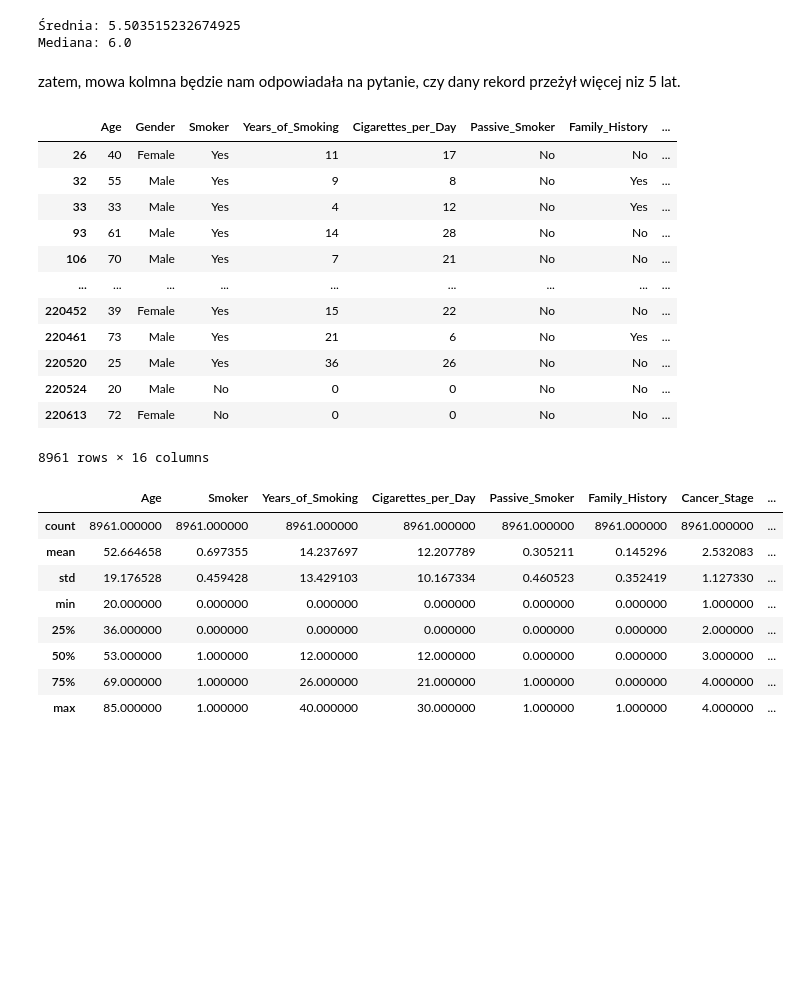
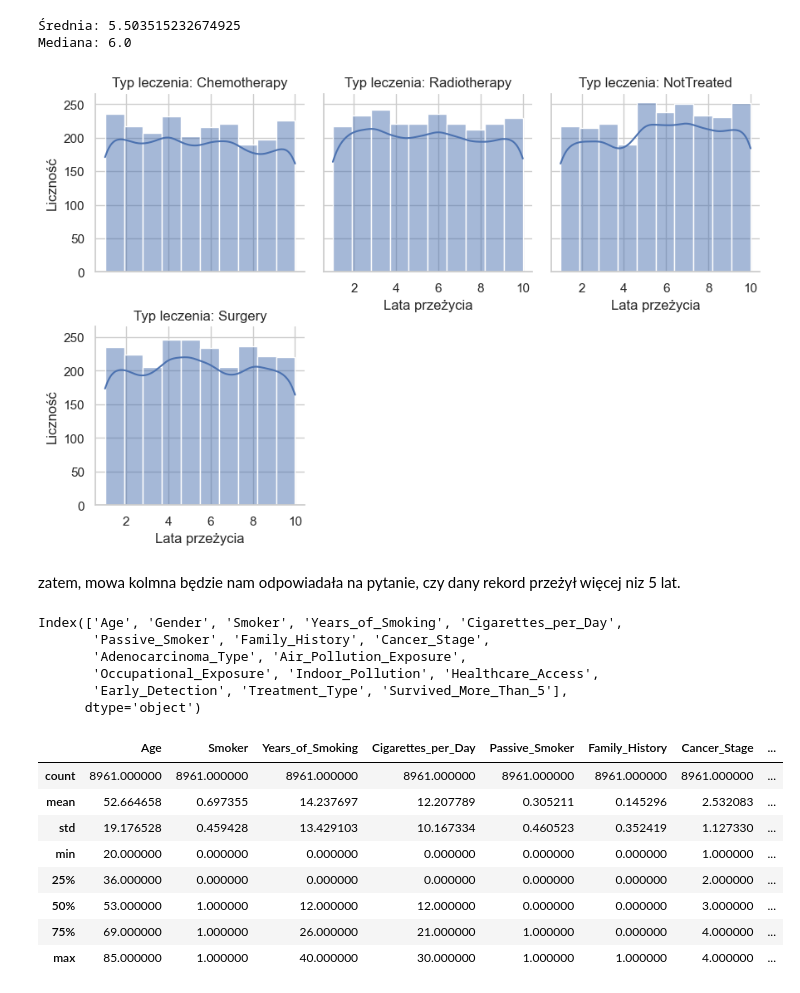
Before and after one commit to kacpert20/machine_learning_lung_cancer, a Jupyter notebook: presentation1.ipynb, the cells around one changed output. Cells and saved outputs as stored; diff of their text form; code cells hidden in the pictures; blank space fills up the shorter version.

```diff
--- a/presentation1.ipynb
+++ b/presentation1.ipynb
@@ -86,6 +89,18 @@ print(f"Mediana: {median_survival}")
 # %% [output]
 Średnia: 5.503515232674925
 Mediana: 6.0
+# %%
+sns.set(style="whitegrid")
+
+# Tworzenie histogramów
+g = sns.FacetGrid(df, col="Treatment_Type", col_wrap=3, sharex=True, sharey=True)
+g.map_dataframe(sns.histplot, x="Survival_Years", bins=10, kde=True)
+
+g.set_axis_labels("Lata przeżycia", "Liczność")
+g.set_titles(col_template="Typ leczenia: {col_name}")
+plt.show()
+# %% [output]
+[figure, added]
 # %% [markdown]
 zatem, mowa kolmna będzie nam odpowiadała na pytanie, czy dany rekord przeżył więcej niz 5 lat.
 # %%
@@ -98,19 +111,12 @@ df = df.drop(columns=["Survival_Years"])
 # %%
-df
+df.columns
 # %% [output]
-|  | Age | Gender | Smoker | Years_of_Smoking | Cigarettes_per_Day | Passive_Smoker | Family_History | ... |
-| 26 | 40 | Female | Yes | 11 | 17 | No | No | ... |
-| 32 | 55 | Male | Yes | 9 | 8 | No | Yes | ... |
-| 33 | 33 | Male | Yes | 4 | 12 | No | Yes | ... |
-| 93 | 61 | Male | Yes | 14 | 28 | No | No | ... |
-| 106 | 70 | Male | Yes | 7 | 21 | No | No | ... |
-| ... | ... | ... | ... | ... | ... | ... | ... | ... |
-| 220452 | 39 | Female | Yes | 15 | 22 | No | No | ... |
-| 220461 | 73 | Male | Yes | 21 | 6 | No | Yes | ... |
-| 220520 | 25 | Male | Yes | 36 | 26 | No | No | ... |
-| 220524 | 20 | Male | No | 0 | 0 | No | No | ... |
-| 220613 | 72 | Female | No | 0 | 0 | No | No | ... |
-8961 rows × 16 columns
+Index(['Age', 'Gender', 'Smoker', 'Years_of_Smoking', 'Cigarettes_per_Day',
+       'Passive_Smoker', 'Family_History', 'Cancer_Stage',
+       'Adenocarcinoma_Type', 'Air_Pollution_Exposure',
+       'Occupational_Exposure', 'Indoor_Pollution', 'Healthcare_Access',
+       'Early_Detection', 'Treatment_Type', 'Survived_More_Than_5'],
+      dtype='object')
 # %%
 df = df.replace({"Yes": 1, "No": 0})
 df["Cancer_Stage"] = df["Cancer_Stage"].str.replace("stage", "", case=False).astype(int)
```
Also changed, not shown: parts of 11 cells of this notebook.
